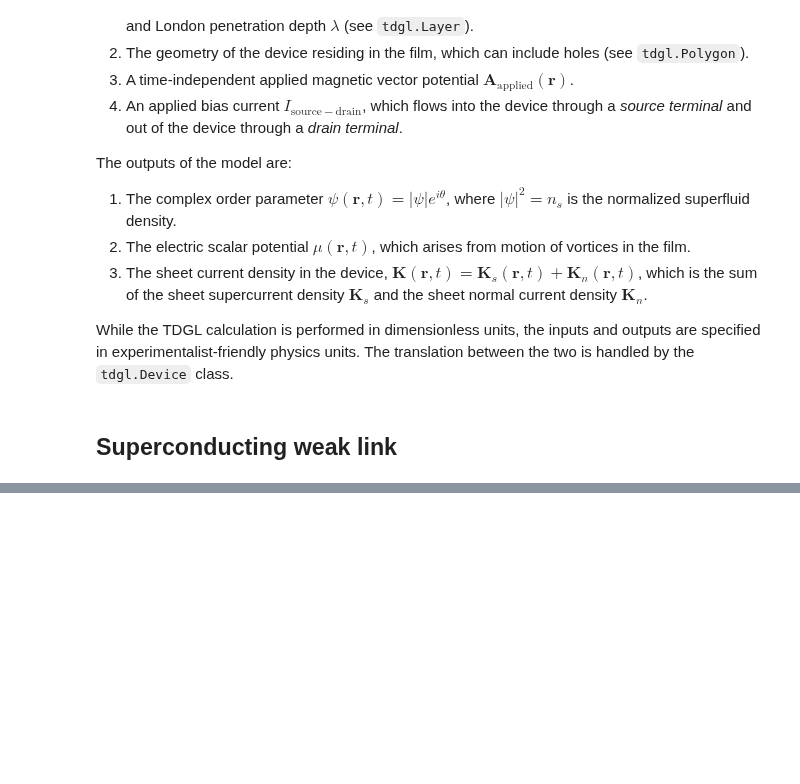
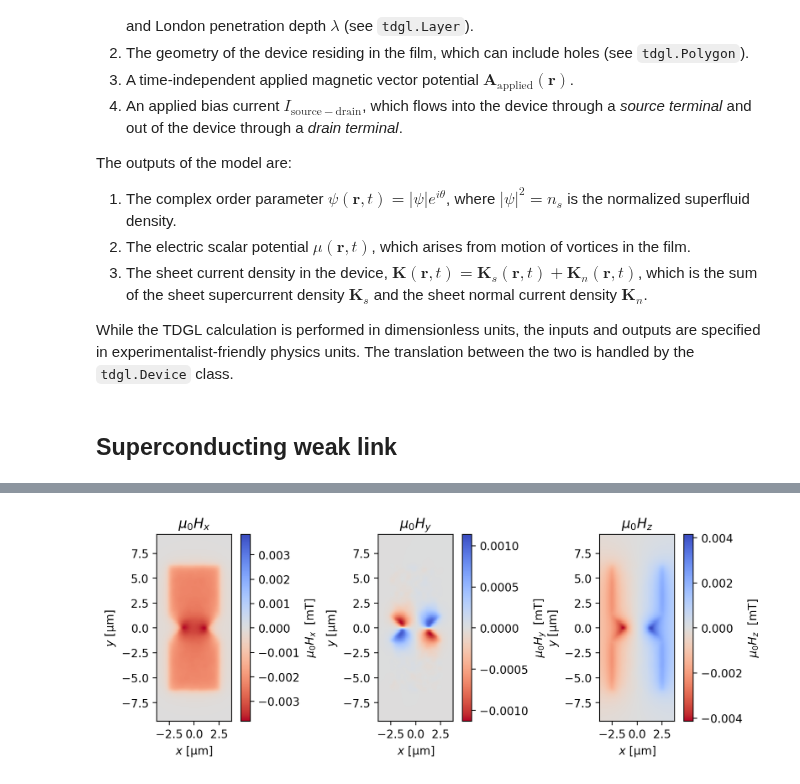
Before and after one commit to loganbvh/py-tdgl, a Jupyter notebook: docs/notebooks/quickstart.ipynb, the cells around one changed output, grey strips where cells are left out. Saved outputs shown, nothing was run; the diff lists cells and outputs as text; code cells hidden in the pictures; blank space fills up the shorter version.

```diff
--- a/docs/notebooks/quickstart.ipynb
+++ b/docs/notebooks/quickstart.ipynb
@@ -117,0 +92,28 @@ options = tdgl.SolverOptions(
+# %%
+options = tdgl.SolverOptions(
+    solve_time=200,
+    adaptive=True,
+    # dt_init=1e-4,
+    # dt_max=0.01,
+    skip_time=0,
+    save_every=100,
+    adaptive_window=10,
+)
+
+solution = tdgl.solve(
+    device,
+#     "data/weak-link.h5",
+    options,
+    terminal_currents=dict(source=20, drain=-20),
+    current_units="uA",
+    include_screening=False,
+)
+# %%
+_ = solution.plot_field_at_positions(
+    device.points * 1.5,
+    zs=0.25, vector=True,
+    symmetric_color_scale=True, cmap="coolwarm_r",
+    figsize=(10, 3),
+)
+# %% [output]
+[figure, added]
```
Also changed, not shown: parts of 31 cells of this notebook, 7 other files.
